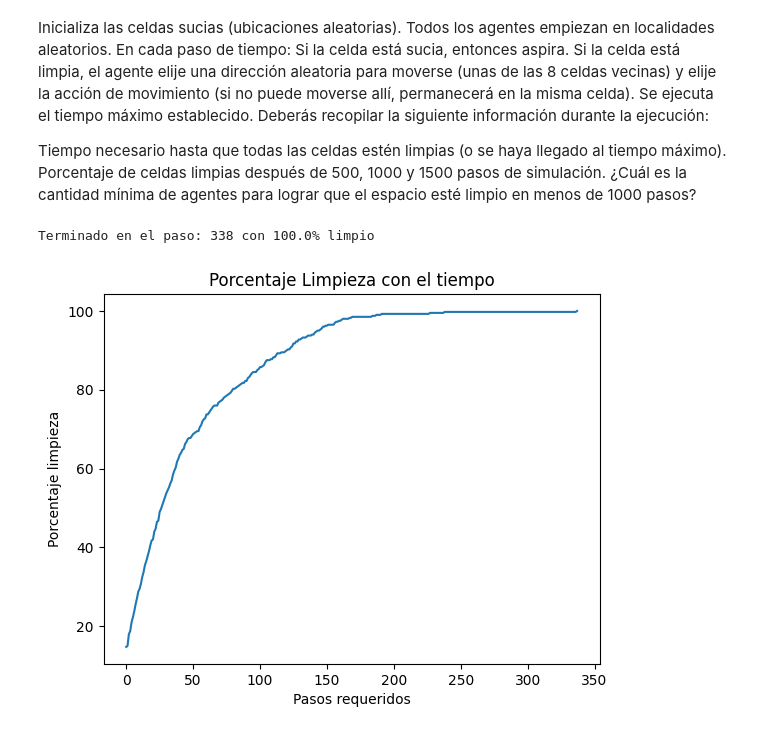
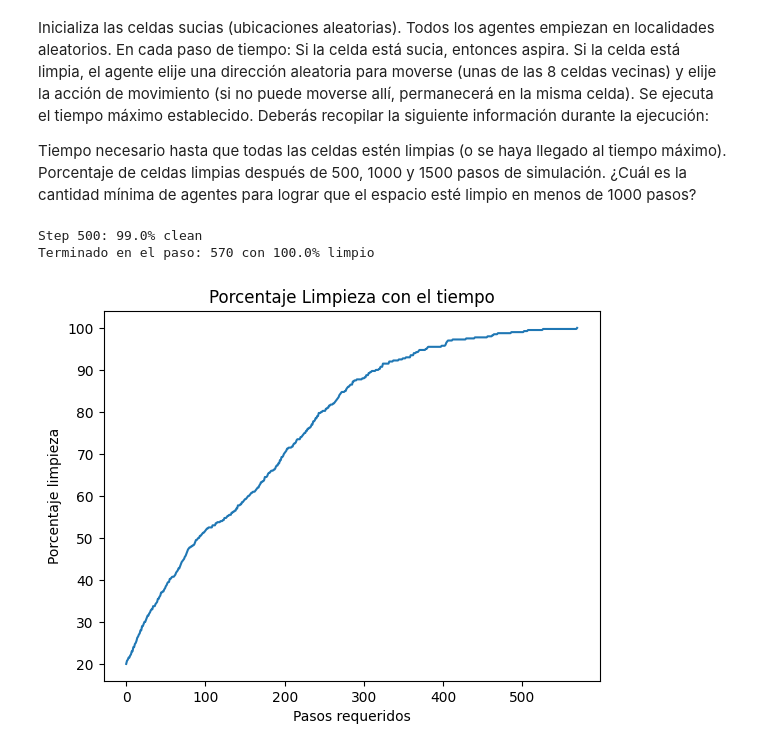
Before and after one commit to j1rd2/Multiagentes, a Jupyter notebook: Tareas/a01274723_ActM1.ipynb, the cells around one changed output. Drawn from its saved outputs; the diff is of its cells as text; code cells hidden in the pictures.

```diff
--- a/Tareas/a01274723_ActM1.ipynb
+++ b/Tareas/a01274723_ActM1.ipynb
@@ -105,20 +107,21 @@ class RobotModel(Model):
 # %%
 WIDTH = 20
 HEIGHT = 20
-INITIAL_DIRT = 0.9
-ROBOTS = 15
+INITIAL_DIRT = 0.8
+ROBOTS = 5
 
 model = RobotModel(WIDTH, HEIGHT, INITIAL_DIRT, ROBOTS)
 while model.running:
     model.step()
 
 # Graficar resultados
 results = model.datacollector.get_model_vars_dataframe()
 results['Clean Percentage'].plot()
 plt.title('Porcentaje Limpieza con el tiempo')
 plt.xlabel('Pasos requeridos')
 plt.ylabel('Porcentaje limpieza')
 plt.show()
 # %% [output]
-Terminado en el paso: 338 con 100.0% limpio
+Step 500: 99.0% clean
+Terminado en el paso: 570 con 100.0% limpio
-[figure, old version]
+[figure, new version]
```
Also changed, not shown: parts of 1 cell of this notebook, 1 other file.
